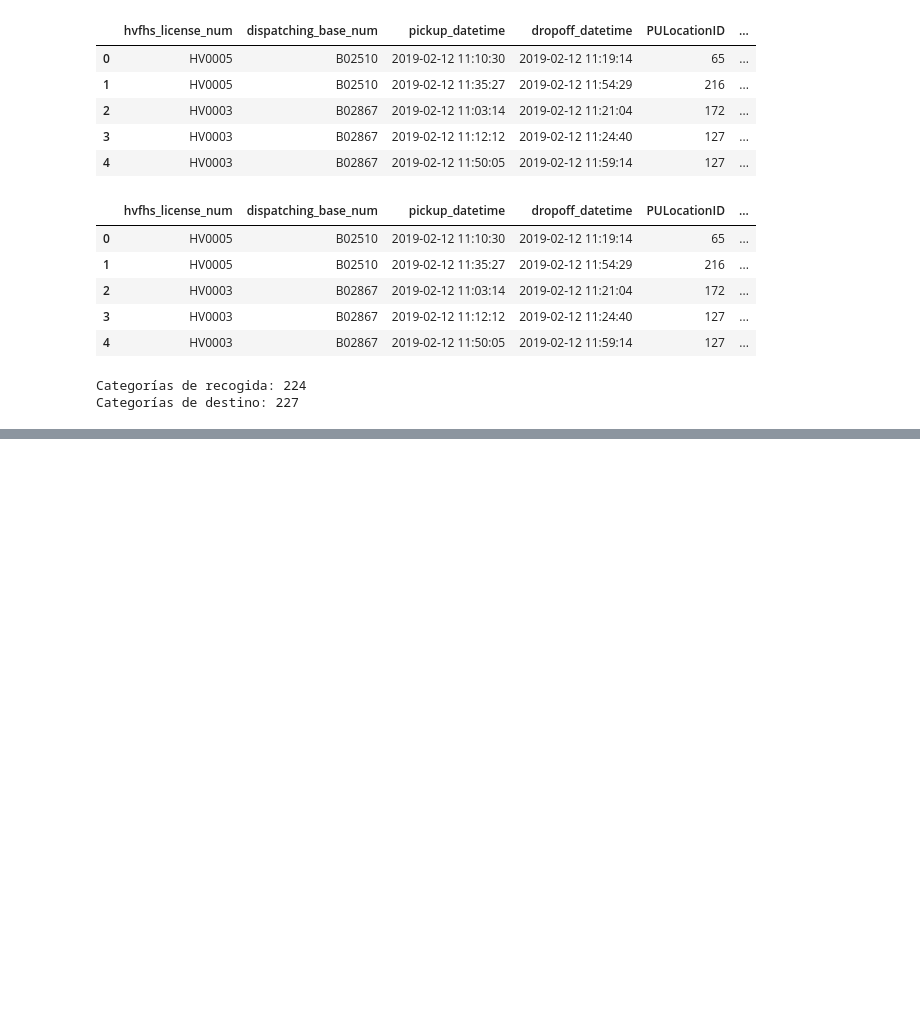
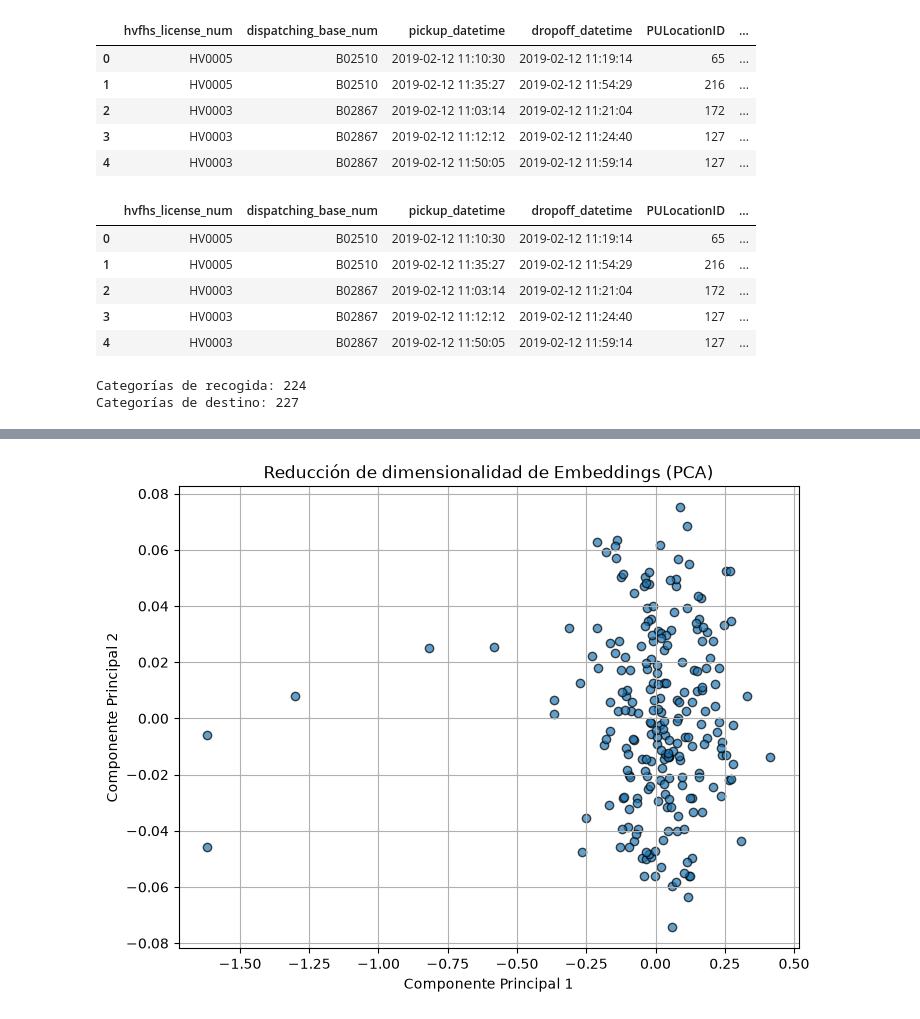
Before and after one commit to carolinamesacurso/proyecto-taxis, a Jupyter notebook: taxis.ipynb, the cells around one changed output, grey strips where cells are left out. Drawn from its saved outputs; the diff is of its cells as text; code cells hidden in the pictures; blank space fills up the shorter version.

```diff
--- a/taxis.ipynb
+++ b/taxis.ipynb
@@ -343,0 +388,19 @@ model.summary()
+# %%
+#DOLocation
+model = Sequential()
+output = int(1.6 * nCategoriasDestino**0.25)
+
+model.add(Embedding(input_dim=nCategoriasDestino, output_dim=output, input_length=1, name="destino_embedding"))
+
+model.add(Flatten())
+
+model.add(Dense(32, activation='relu'))
+model.add(Dropout(0.3))
+model.add(Dense(1, activation='relu'))
+
+model.compile(optimizer='adam',loss='mean_absolute_error', metrics=['mae'])
+model.summary()
+# El modelo intentará predecir el 1 o 0. Para hacerlo, ajustará los pesos del Embedding.
+
+model.fit(XDO, yduracion, verbose=1,batch_size=64,
+    epochs=4)
@@ -343,0 +434,18 @@ model.summary()
+# %%
+from sklearn.decomposition import PCA
+
+embs= model.get_layer('destino_embedding').get_weights()[0]
+
+pca_embeddings = PCA(n_components=2).fit_transform(embs)
+
+
+plt.figure(figsize=(8, 6))
+plt.scatter(pca_embeddings[:, 0], pca_embeddings[:, 1], alpha=0.7, edgecolors='k')
+
+plt.title('Reducción de dimensionalidad de Embeddings (PCA)')
+plt.xlabel('Componente Principal 1')
+plt.ylabel('Componente Principal 2')
+plt.grid(True)
+plt.show()
+# %% [output]
+[figure, added]
```
Also changed, not shown: parts of 4 cells of this notebook.
